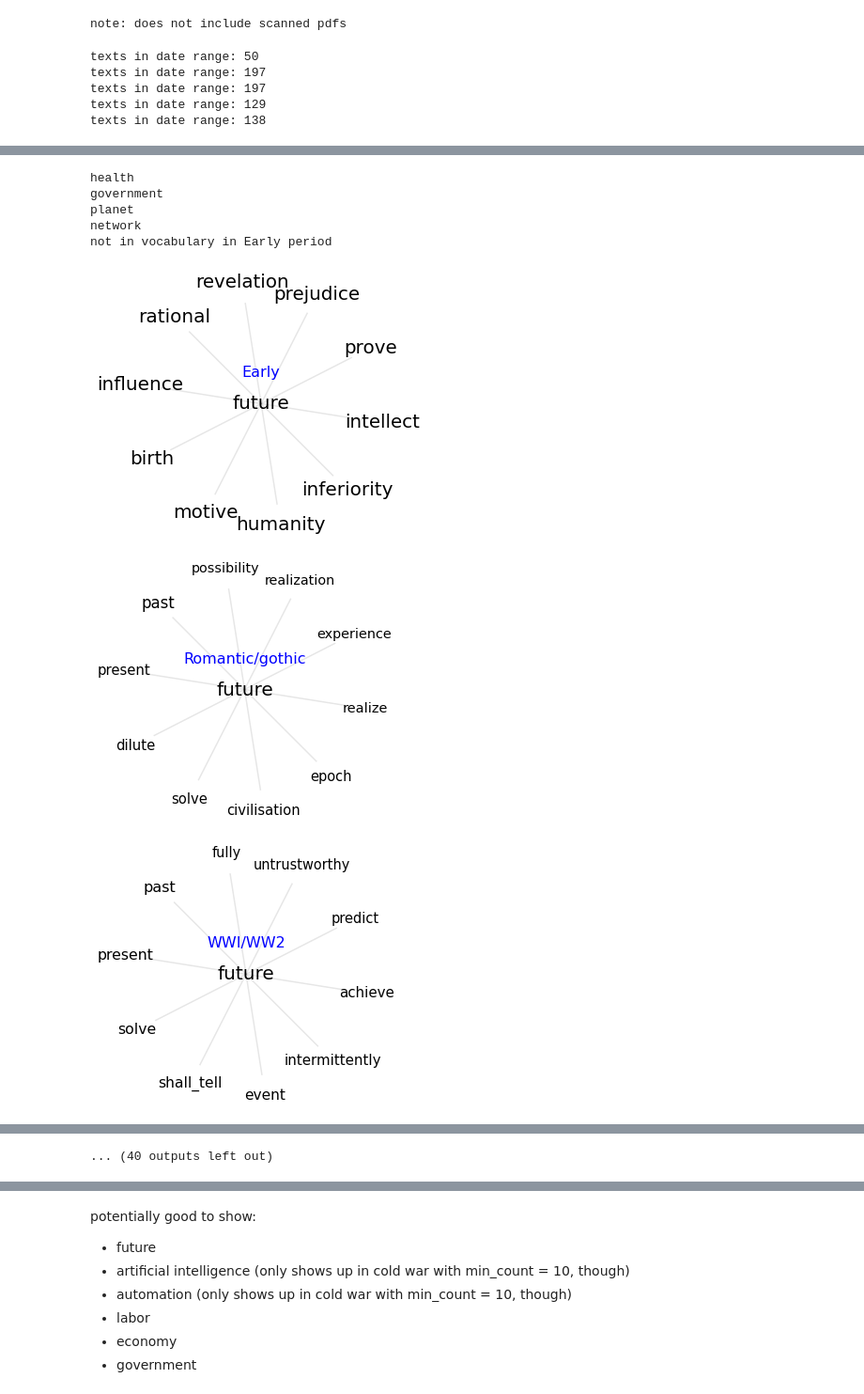
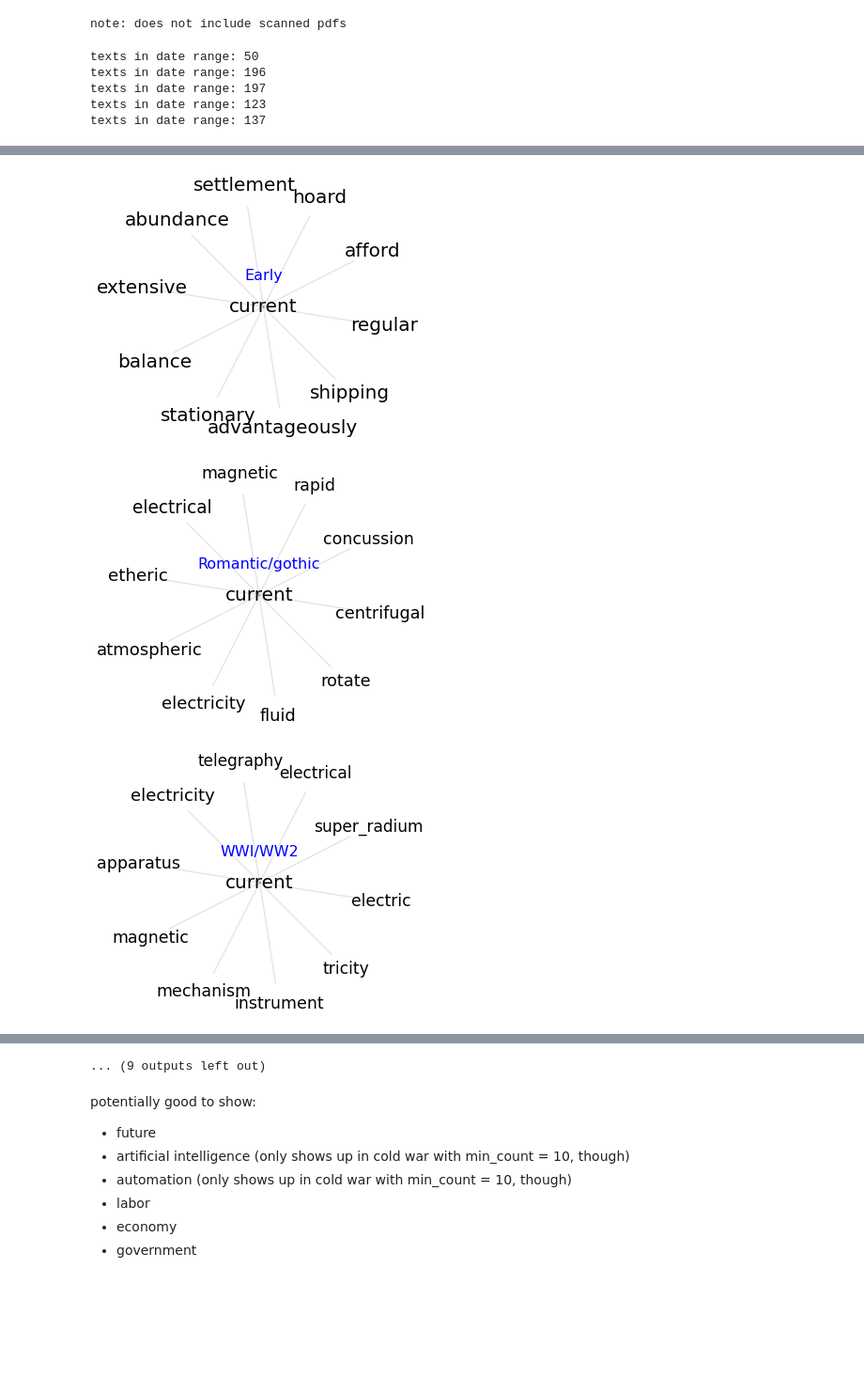
Before and after one commit to bhargavvader/UtopianVectors, a Jupyter notebook: analysis/c_most_similar_words.ipynb, the cells around one changed output, grey strips where cells are left out. Shown at 94% size. Drawn from its saved outputs; the diff is of its cells as text; code cells hidden in the pictures; blank space fills up the shorter version.

Commit message:
added new words to SEARCH_WORDS, fixed small issues in uv.py

```diff
--- a/analysis/c_most_similar_words.ipynb
+++ b/analysis/c_most_similar_words.ipynb
@@ -13,7 +13,8 @@ import numpy as np
 # %% [markdown]
 ## Most similar words to keywords in utopia vs slim google news
 # %%
-all_texts = uv.get_all_texts(uv.get_lemmatized_eutopia_text_dicts())
+book_info_eutopia, book_info_dystopia = uv.load_clean_metadata()
+all_texts = uv.get_all_texts(uv.get_lemmatized_eutopia_text_dicts(), book_info_eutopia)
 # %% [output]
 note: does not include scanned pdfs
 # %%
@@ -35,7 +36,7 @@ print(n_words/len(all_texts))
 # %%
 # w2vmodel_utopia.save('../utopialemm_size100_window10_mincount10_sorted.model')
 # %%
-w2vmodel_utopia = Word2Vec.load("../utopialemm_size100_window10_mincount10_sorted.model")
+w2vmodel_utopia = Word2Vec.load("../../Models/utopialemm_size100_window10_mincount10_sorted.model")
 # %%
 vocab_length = len(w2vmodel_utopia.wv.vocab)
 print(vocab_length)
@@ -48,7 +49,7 @@ print(vocab_length)
 #     print(word)
 #     print(w2vmodel_gnews.wv.most_similar(word))
 # %%
-w2vmodel_gnews_slim = models.KeyedVectors.load_word2vec_format('../GoogleNews-vectors-negative300-SLIM.bin', binary= True)
+w2vmodel_gnews_slim = models.KeyedVectors.load_word2vec_format('../../Models/GoogleNews-vectors-negative300-SLIM.bin', binary= True)
 # %%
 uv.lemmatize_search_words()
 # %% [output]
@@ -138,20 +139,20 @@ for era in eras.keys():
                                 min_count = 10)
 # %% [output]
 texts in date range: 50
+texts in date range: 196
 texts in date range: 197
-texts in date range: 197
-texts in date range: 129
-texts in date range: 138
+texts in date range: 123
+texts in date range: 137
 # %%
-search_words_presentation = ['future','justice', 'artificial_intelligence', #(only shows up in cold war with min_count = 10, though)
-                            'automation', #(only shows up in cold war with min_count = 10, though)
-                            'labor',
-                            'economy',
-                            'health',
-                            'government',
-                            'planet',
-                            'network']
-
+# search_words_presentation = ['future','justice', 'artificial_intelligence', #(only shows up in cold war with min_count = 10, though)
+#                             'automation', #(only shows up in cold war with min_count = 10, though)
+#                             'labor',
+#                             'economy',
+#                             'health',
+#                             'government',
+#                             'planet',
+#                             'network']
+search_words_presentation = ['current', 'atmosphere', 'planetary', 'diamond']
 
 
 for word in search_words_presentation:
@@ -188,8 +180,3 @@ economy
-health
-government
-planet
-network
-not in vocabulary in Early period
-[figure, old version]
+[figure, new version]
-[figure, old version]
+[figure, new version]
-[figure, old version]
+[figure, new version]
@@ -203 +189,0 @@ not in vocabulary in Early period
-... (40 outputs left out)
@@ -204,3 +191,4 @@ not in vocabulary in Early period
+... (9 outputs left out)
 # %% [markdown]
 potentially good to show:
 - future
```
Also changed, not shown: parts of 4 cells of this notebook, 11 other files.
